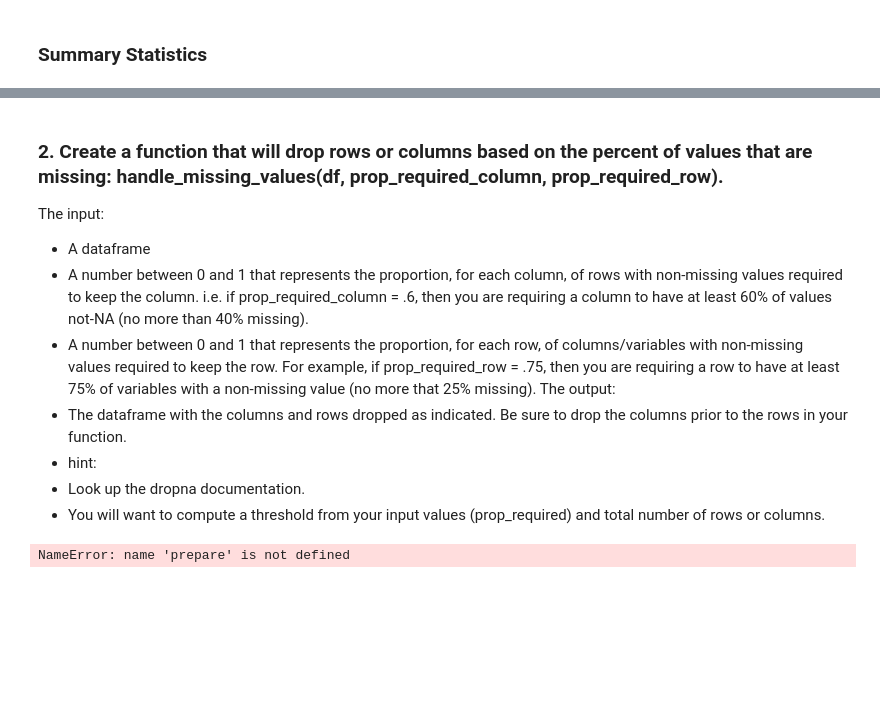
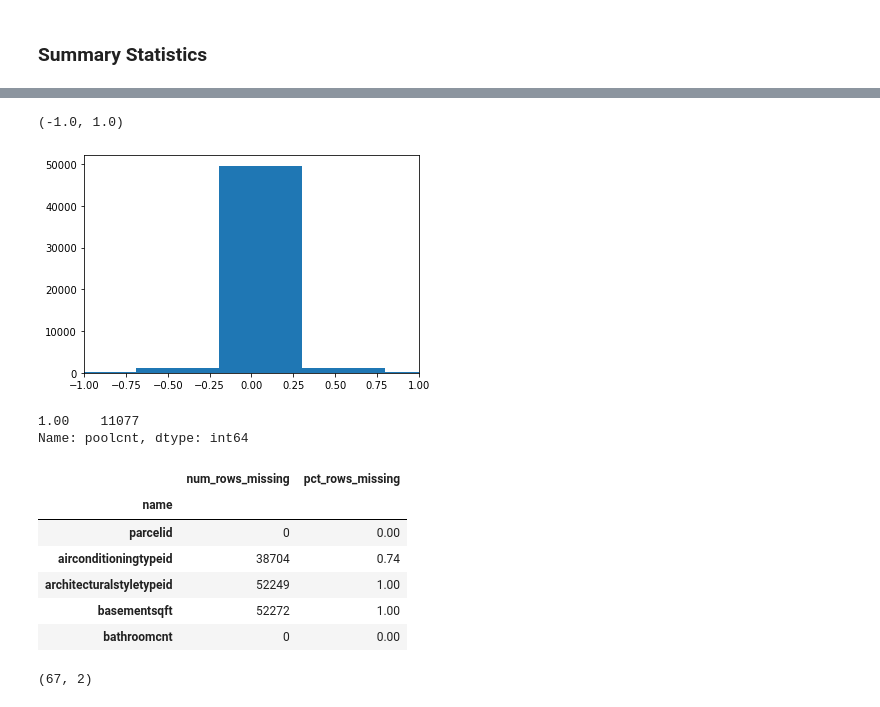
Before and after one commit to LuisVArce/Cluster_exercises, a Jupyter notebook: wrangle_zillow.py.ipynb, the cells around one changed output, grey strips where cells are left out. Saved outputs shown, nothing was run; the diff lists cells and outputs as text; code cells hidden in the pictures; blank space fills up the shorter version.

```diff
--- a/wrangle_zillow.py.ipynb
+++ b/wrangle_zillow.py.ipynb
@@ -63,0 +29,6 @@ def get_zillow_data():
+# %%
+#Declare the database and url
+def get_conn():
+    db = 'zillow'
+    url = f'mysql+pymysql://{env.user}:{env.password}@{env.host}/{db}'
+    return url
@@ -152,13 +161 @@ missing_rows_count_percentage(df).head()
 | bathroomcnt | 0 | 0.00 |
-# %% [markdown]
-### 2. Create a function that will drop rows or columns based on the percent of values that are missing: handle_missing_values(df, prop_required_column, prop_required_row).
-
-The input:
-- A dataframe
-- A number between 0 and 1 that represents the proportion, for each column, of rows with non-missing values required to keep the column. i.e. if prop_required_column = .6, then you are requiring a column to have at least 60% of values not-NA (no more than 40% missing).
-- A number between 0 and 1 that represents the proportion, for each row, of columns/variables with non-missing values required to keep the row. For example, if prop_required_row = .75, then you are requiring a row to have at least 75% of variables with a non-missing value (no more that 25% missing).
-The output:
-- The dataframe with the columns and rows dropped as indicated. Be sure to drop the columns prior to the rows in your function.
-- hint:
-- Look up the dropna documentation.
-- You will want to compute a threshold from your input values (prop_required) and total number of rows or columns.
@@ -181,9 +161,0 @@ def data_prep(df, cols_to_remove=[], prop_required_column=.5, prop_required_row=
-# %%
-df = prepare.data_prep(
-    df,
-    cols_to_remove=[],
-    prop_required_column=.6,
-    prop_required_row=.75
-)
-# %% [output]
-NameError: name 'prepare' is not defined
@@ -191,0 +162,13 @@ df.head()
+# %%
+#Distribution of target variable
+plt.hist(x=df['logerror'], bins=20)
+plt.xlim(-1, 1)
+# %% [output]
+(-1.0, 1.0)
+[figure, added]
+# %%
+#Value counts of the poolcnt column
+df['poolcnt'].value_counts()
+# %% [output]
+1.00    11077
+Name: poolcnt, dtype: int64
@@ -191,0 +195,18 @@ df.head()
+# %%
+#Execute my function and verify the results
+null_df = null_counter(df)
+
+null_df.head()
+# %% [output]
+|  | num_rows_missing | pct_rows_missing |
+| name |  |  |
+| parcelid | 0 | 0.00 |
+| airconditioningtypeid | 38704 | 0.74 |
+| architecturalstyletypeid | 52249 | 1.00 |
+| basementsqft | 52272 | 1.00 |
+| bathroomcnt | 0 | 0.00 |
+# %%
+#Check the shape to make sure I capture all columns
+null_df.shape
+# %% [output]
+(67, 2)
```
Also changed, not shown: parts of 41 cells of this notebook, 7 other files.
